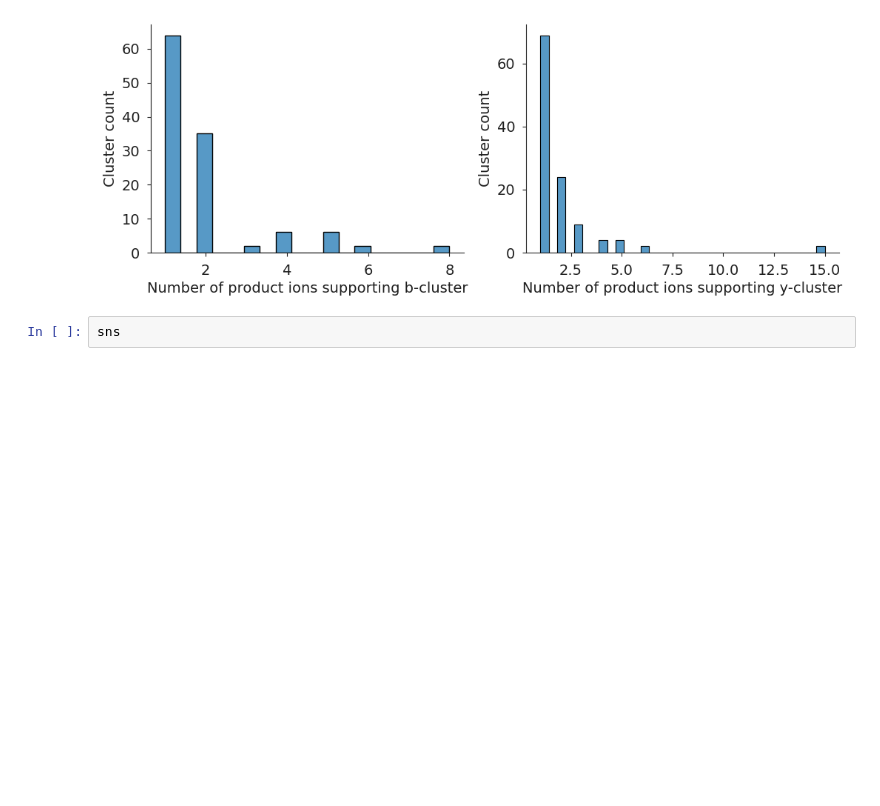
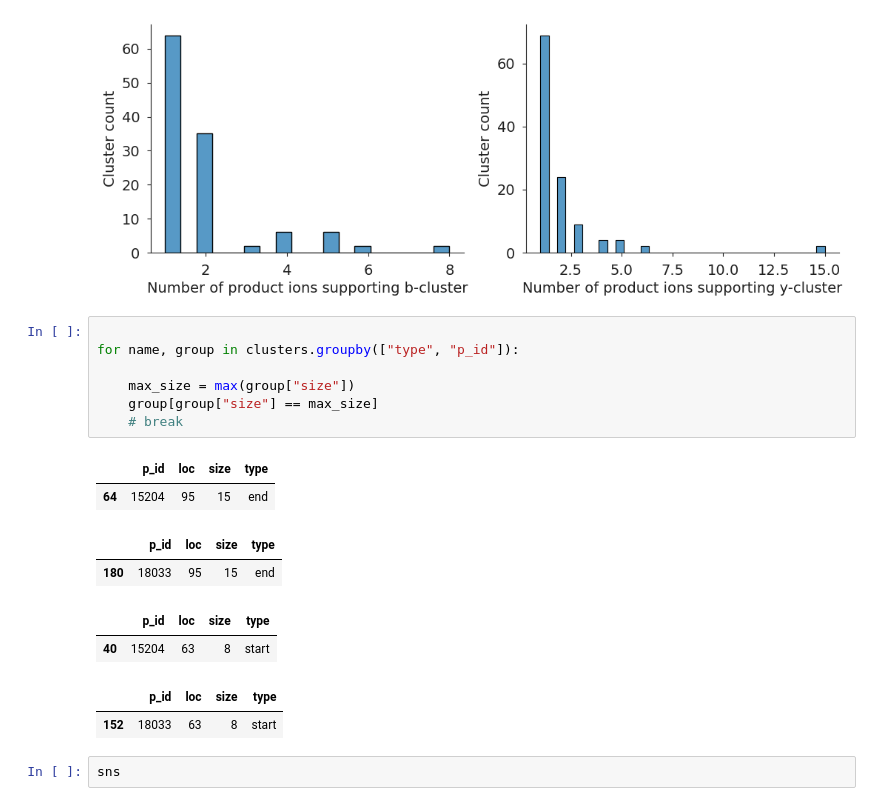
Before and after one commit to ryanlayerlab/hypedsearch, a Jupyter notebook: notebooks/experiment-development.ipynb, the cells around one changed output. Drawn from its saved outputs; the diff is of its cells as text; blank space fills up the shorter version.

```diff
--- a/notebooks/experiment-development.ipynb
+++ b/notebooks/experiment-development.ipynb
@@ -706,6 +810,22 @@ Number of ions filtered because their charge > precursor's charge: 0
 | 1 | 15204 | 20 | 1 | start |
 | 2 | 15204 | 23 | 2 | start |
 [figure]
+# %%
+
+for name, group in clusters.groupby(["type", "p_id"]):
+
+    max_size = max(group["size"])
+    group[group["size"] == max_size]
+    # break
+# %% [output]
+|  | p_id | loc | size | type |
+| 64 | 15204 | 95 | 15 | end |
+|  | p_id | loc | size | type |
+| 180 | 18033 | 95 | 15 | end |
+|  | p_id | loc | size | type |
+| 40 | 15204 | 63 | 8 | start |
+|  | p_id | loc | size | type |
+| 152 | 18033 | 63 | 8 | start |
 # %%
 sns
 # %% [output]
```
Also changed, not shown: parts of 10 cells of this notebook, 1 other file.
